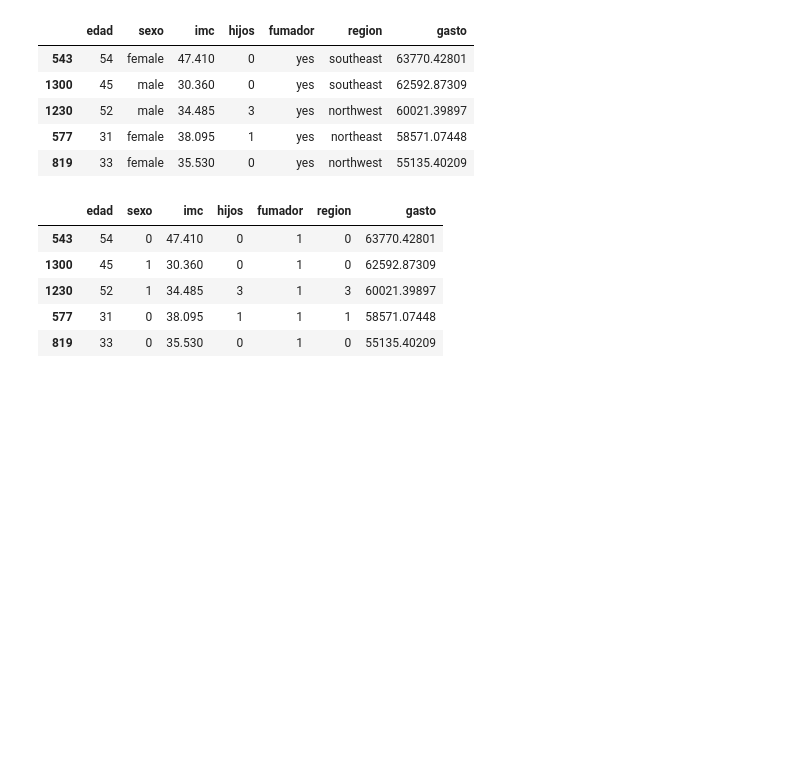
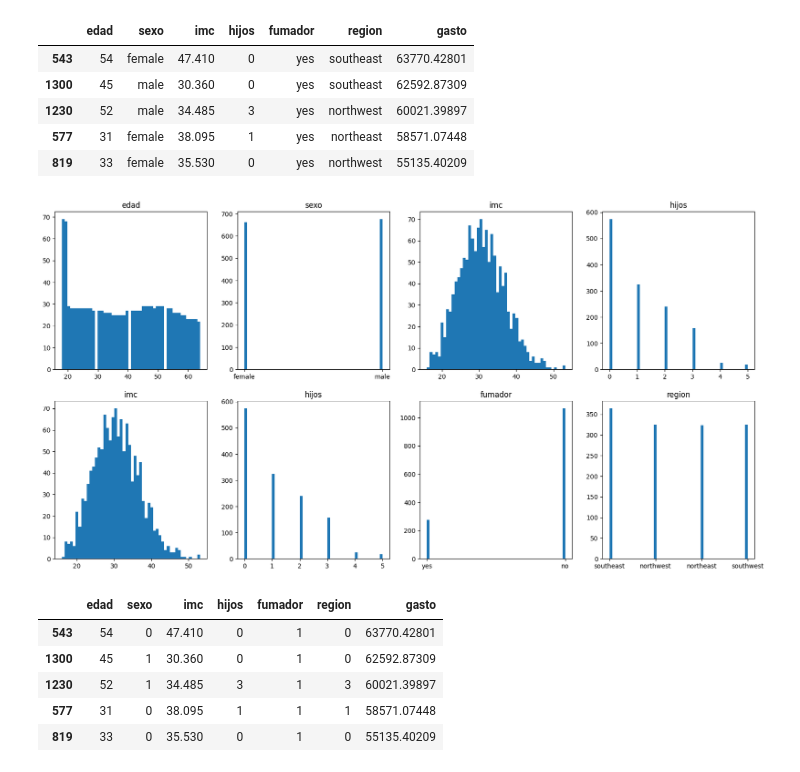
Before and after one commit to martinmdl/TP-FINAL-MATE3, a Jupyter notebook: MARTIN_DE_LOJO.ipynb, the cells around one changed output. Saved outputs shown, nothing was run; the diff lists cells and outputs as text; code cells hidden in the pictures; blank space fills up the shorter version.

```diff
--- a/MARTIN_DE_LOJO.ipynb
+++ b/MARTIN_DE_LOJO.ipynb
@@ -51,6 +40,22 @@ TOTAL: 1338 filas x 7 columnas
 | 1230 | 52 | male | 34.485 | 3 | yes | northwest | 60021.39897 |
 | 577 | 31 | female | 38.095 | 1 | yes | northeast | 58571.07448 |
 | 819 | 33 | female | 35.530 | 0 | yes | northwest | 55135.40209 |
+# %%
+df_hist = df_ordenado
+columns = df_hist.columns.to_list()
+
+N_col = 4
+N = len(columns)
+N_rows = int(np.ceil(N/N_col))
+
+fig, ax = plt.subplots(N_rows, N_col, figsize=(5*N_col, 5*N_rows))
+
+for i in range(N_rows):
+    for j in range(N_col):
+        ax[i,j].hist(df_hist[columns[i*N_rows+j]], bins=50)
+        ax[i,j].set_title(columns[i*N_rows+j])
+# %% [output]
+[figure, added]
 # %%
 # convierto "sexo", "región" y "fumador" de variables categoricas a numéricas
 matriz_dataframe = df_ordenado.iloc[:,:].values
```
Also changed, not shown: parts of 7 cells of this notebook, 1 other file.
